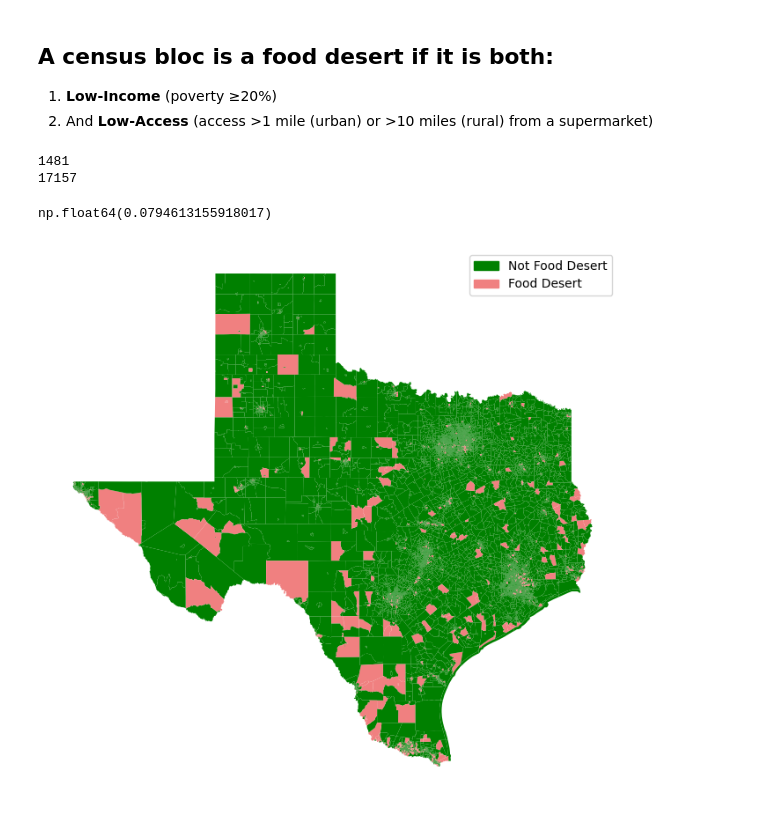
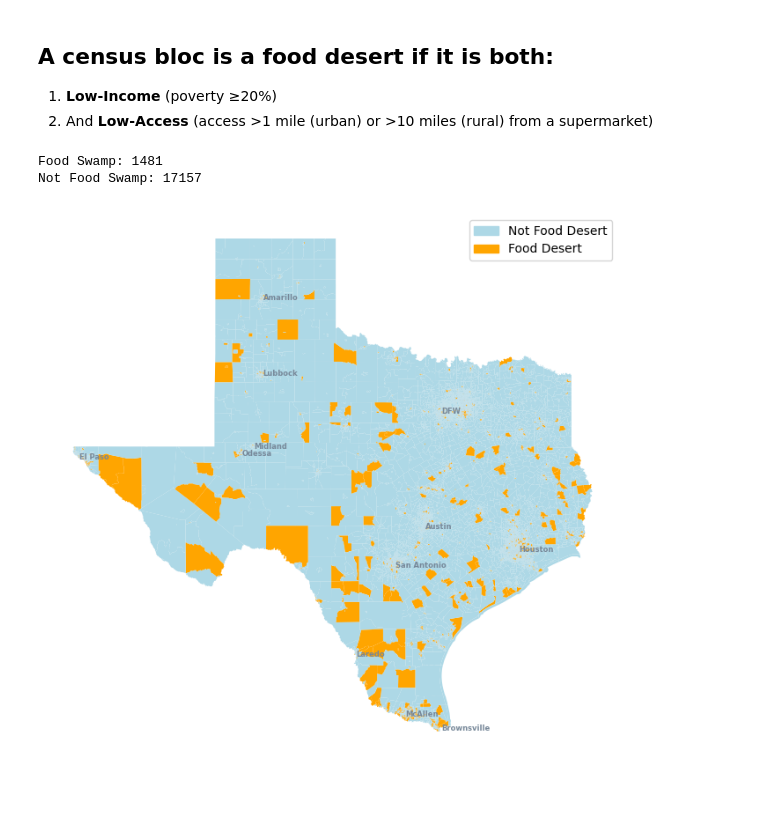
Before and after one commit to natalielarowe/MADS_Capstone, a Jupyter notebook: USDA Definition 04_07n.ipynb, the cells around one changed output. Cells and saved outputs as stored; diff of their text form; code cells hidden in the pictures.

Commit message:
Added city names

```diff
--- a/USDA Definition 04_07n.ipynb
+++ b/USDA Definition 04_07n.ipynb
@@ -26,39 +26,57 @@ USDA_def = pd.merge(blockgroup_data_df, blockgroup_shapefile,left_on='Geo Index'
 # %%
 # poverty_le20 flag
 USDA_def['poverty_le20'] = USDA_def['Percent Poverty Level'].apply(lambda x: 1 if x >= 0.20 else 0)
-
 # low_access flag:
 USDA_def['low_access'] = (
     ((USDA_def['Classification'] == 'Urban') & (USDA_def['Distance_mi'] > 1)) |
     ((USDA_def['Classification'] == 'Rural') & (USDA_def['Distance_mi'] > 10))).astype(int)
-
 # USDA definition flag
 USDA_def['USDA_def_flag'] = ((USDA_def['poverty_le20'] == 1) & (USDA_def['low_access'] == 1)).astype(int)
-
-print((USDA_def['USDA_def_flag'] == 1).sum())
-print((USDA_def['USDA_def_flag'] == 0).sum())
-
-(USDA_def['USDA_def_flag'] == 1).sum() / ((USDA_def['USDA_def_flag'] == 0).sum()+(USDA_def['USDA_def_flag'] == 1).sum())
-# %% [output]
-1481
-17157
-np.float64(0.0794613155918017)
 # %%
+print("Food Swamp:", (USDA_def['USDA_def_flag'] == 1).sum())
+print("Not Food Swamp:", (USDA_def['USDA_def_flag'] == 0).sum())
+
 # converting  USDA_def to a GeoDataFrame
 USDA_def = gpd.GeoDataFrame(USDA_def, geometry='geometry')
 
 fig, ax = plt.subplots(figsize=(10, 8))
-cmap = ListedColormap(['green', 'lightcoral'])  # green for 0, lightcoral (red) for 1
+cmap = ListedColormap(['lightblue', 'orange'])  # green for 0, lightcoral (red) for 1
 
 USDA_def.plot(column='USDA_def_flag', cmap=cmap, legend=False, ax=ax)
 ax.set_axis_off()
 
 # create custom legends using patches
-not_fd_patch = mpatches.Patch(color='green', label='Not Food Desert')
-fd_patch = mpatches.Patch(color='lightcoral', label='Food Desert')
+not_fd_patch = mpatches.Patch(color='lightblue', label='Not Food Desert')
+fd_patch = mpatches.Patch(color='orange', label='Food Desert')
 
 plt.legend(handles=[not_fd_patch, fd_patch], loc='upper right')
 
+# adding big cities
+texas_cities = {
+    'Houston': (-95.3698, 29.7604),
+    'DFW': (-97.3308, 32.7555),
+    'Austin': (-97.7431, 30.2672),
+    'San Antonio': (-98.4936, 29.4241),
+    'El Paso': (-106.4850, 31.7619),
+    'Laredo': (-99.4803, 27.5036),
+    'Brownsville': (-97.3208, 25.9017),
+    'McAllen': (-98.2360, 26.2034),
+    'Amarillo': (-101.8313, 35.2219),
+    'Lubbock': (-101.8552, 33.5779),
+    'Odessa': (-102.3676, 31.8457),
+    'Midland': (-102.0779, 32.0000)}
+
+for city, (lon, lat) in texas_cities.items():
+    ax.text(lon, lat, city,
+            fontsize=6,
+            fontweight='bold',
+            color='lightslategray',
+            ha='left',
+            va='center',
+            bbox=dict(facecolor='none', edgecolor='none', alpha=0.4))
+
 plt.show()
 # %% [output]
+Food Swamp: 1481
+Not Food Swamp: 17157
-[figure, old version]
+[figure, new version]
```
